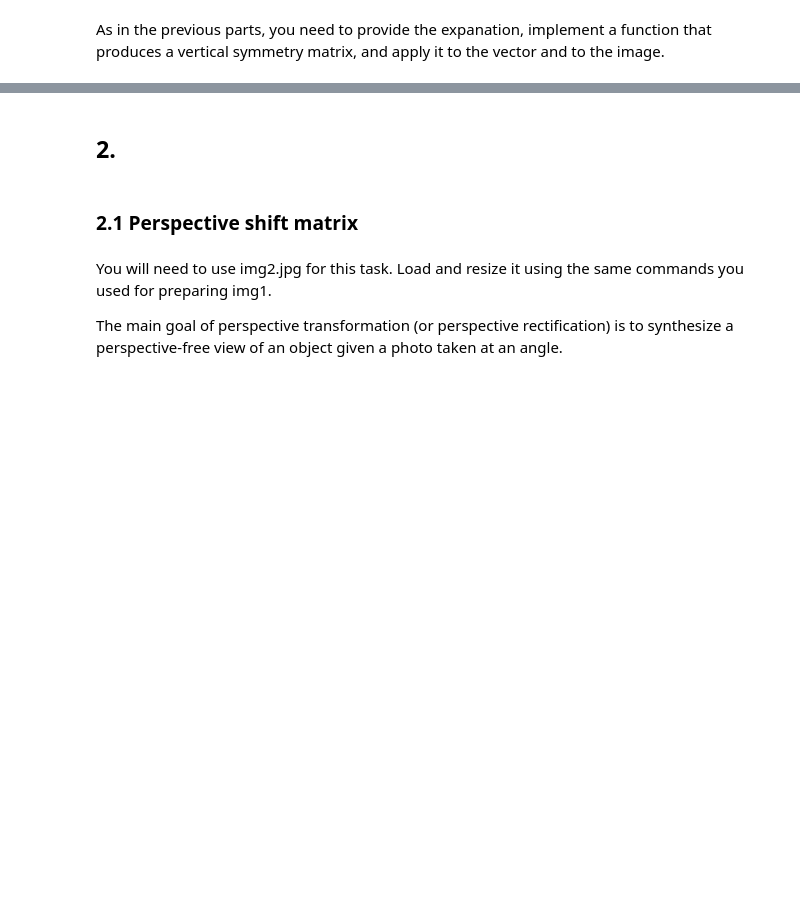
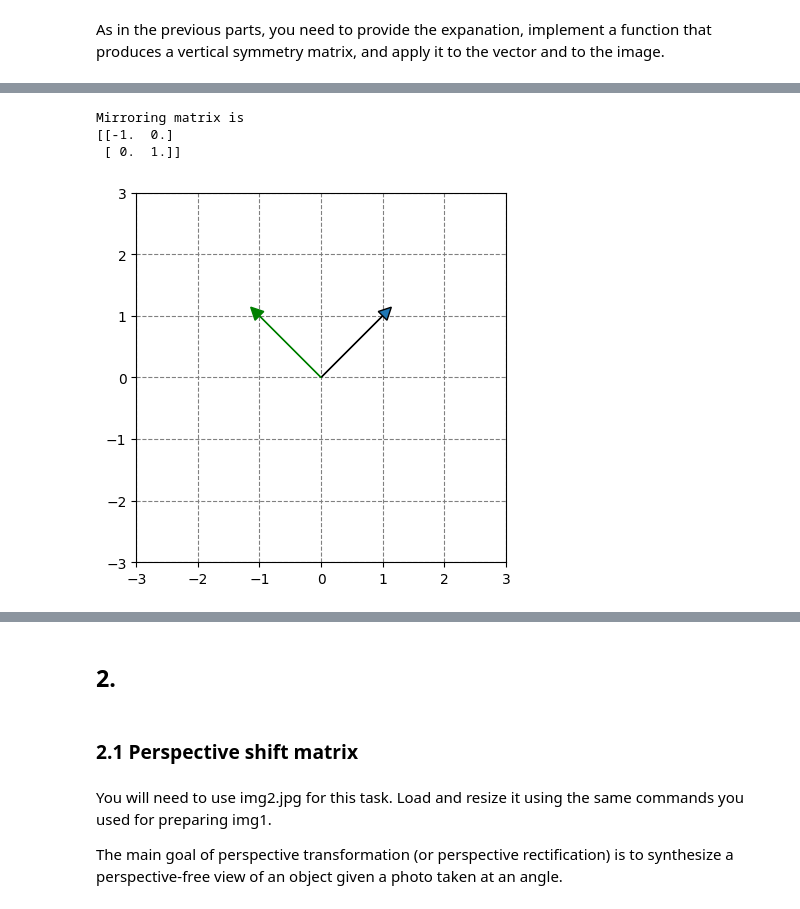
Before and after one commit to Siromanec/la-lab1-mutel_muzychuk_ivanov, a Jupyter notebook: Ivanov_Mutel_Muzychuk_LA_Lab_1.ipynb, the cells around one changed output, grey strips where cells are left out. Drawn from its saved outputs; the diff is of its cells as text; code cells hidden in the pictures; blank space fills up the shorter version.

Commit message:
done 1.6 mirror symmetry

```diff
--- a/Ivanov_Mutel_Muzychuk_LA_Lab_1.ipynb
+++ b/Ivanov_Mutel_Muzychuk_LA_Lab_1.ipynb
@@ -354,30 +399,36 @@ As in the previous parts, you need to provide the expanation, implement a functi
 # %%
 ##### YOUR CODE STARTS #####
 def get_horizontal_mirror_marix():
-  return ...
+  return np.matrix([[-1, 0], [0, 1]]).astype(np.float64)
 
-M5 = ...
+M5 = get_horizontal_mirror_marix()
 ##### YOUR CODE ENDS #####
 print("Mirroring matrix is")
 print(M5)
+# %% [output]
+Mirroring matrix is
+[[-1.  0.]
+ [ 0.  1.]]
 # %%
 # Apply mirroring to the vector AB1 to achieve vector AB2
 
 ##### YOUR CODE STARTS #####
-A = ...
+A = np.array([0, 0])
 B1 = np.array([1, 1])
-B2 = ...
+B2 = (M5 @ B1).flat
 ##### YOUR CODE ENDS #####
 
 ax = plt.axes()
 
 ax.arrow(A[0], A[1], B1[0], B1[1], head_width=0.2, head_length=0.2)
 ax.arrow(A[0], A[1], B2[0], B2[1], head_width=0.2, head_length=0.2, color='green')
 plt.ylim(-3,3)
 plt.xlim(-3,3)
 
 ax.set_axisbelow(True)
 plt.grid(color='gray', linestyle='dashed')
 plt.gca().set_aspect('equal', adjustable='box')
 
 plt.show()
+# %% [output]
+[figure, added]
```
Also changed, not shown: parts of 6 cells of this notebook.
